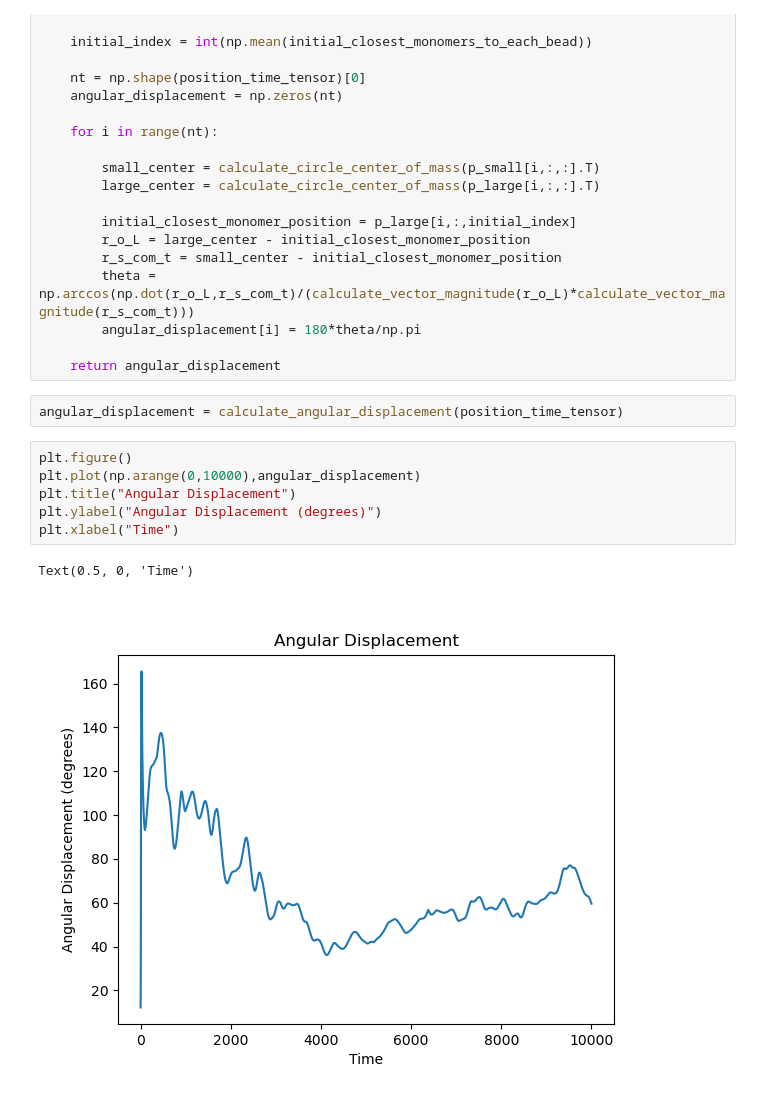
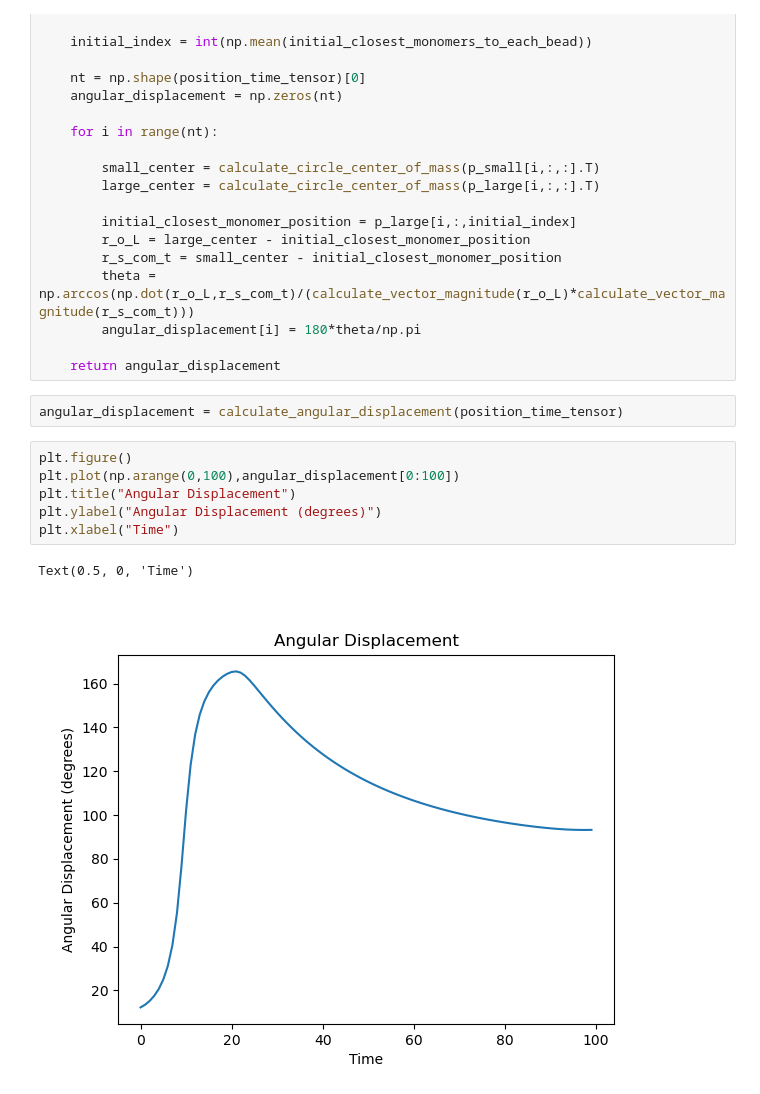
Before and after one commit to RyvalEnvy/NE452-catenane-simulations, a Jupyter notebook: Generate Rings.ipynb, the cells around one changed output. Cells and saved outputs as stored; diff of their text form.

```diff
--- a/Generate Rings.ipynb
+++ b/Generate Rings.ipynb
@@ -626,14 +724,14 @@ def calculate_angular_displacement(position_time_tensor):
         angular_displacement[i] = 180*theta/np.pi
 
     return angular_displacement
-# %%
-angular_displacement = calculate_angular_displacement(position_time_tensor)
-# %%
-plt.figure()
-plt.plot(np.arange(0,10000),angular_displacement)
-plt.title("Angular Displacement")
-plt.ylabel("Angular Displacement (degrees)")
-plt.xlabel("Time")
-# %% [output]
-Text(0.5, 0, 'Time')
-[figure, removed]
+# %%
+angular_displacement = calculate_angular_displacement(position_time_tensor)
+# %%
+plt.figure()
+plt.plot(np.arange(0,100),angular_displacement[0:100])
+plt.title("Angular Displacement")
+plt.ylabel("Angular Displacement (degrees)")
+plt.xlabel("Time")
+# %% [output]
+Text(0.5, 0, 'Time')
+[figure, added]
```
Also changed, not shown: parts of 7 cells of this notebook, 3 other files.
